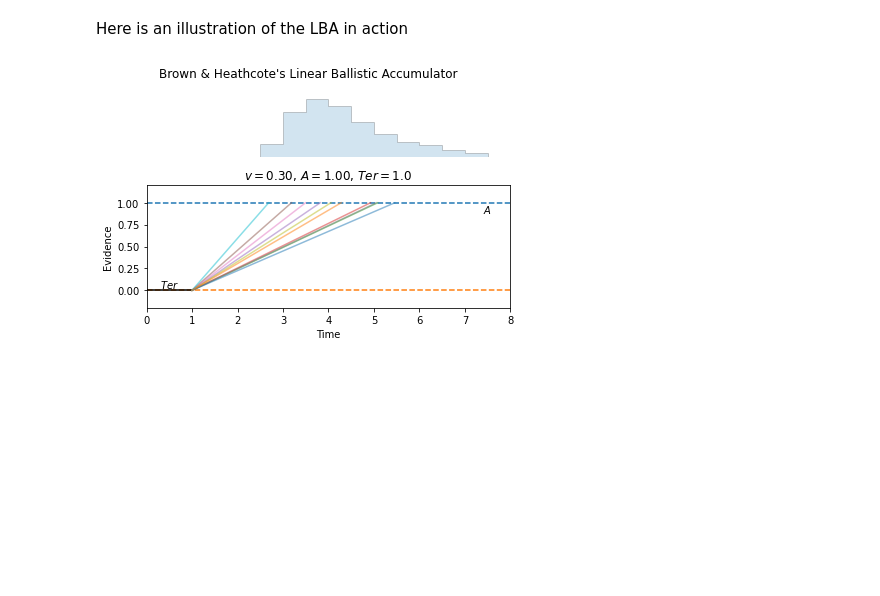
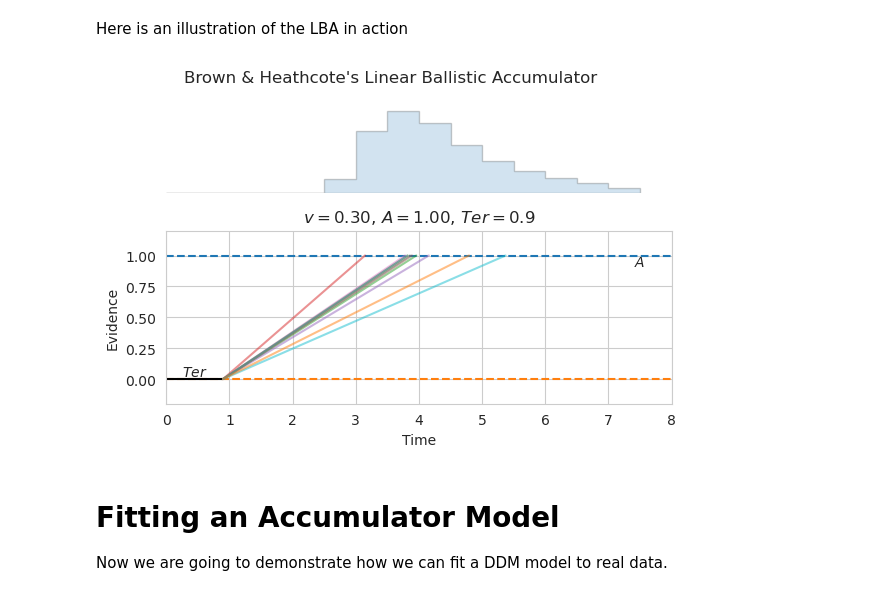
Before and after one commit to TheRealDrDre/CompCogNeuro, a Jupyter notebook: Part3_AccumulatorModels/Accumulator.ipynb, the cells around one changed output. Cells and saved outputs as stored; diff of their text form; code cells hidden in the pictures; blank space fills up the shorter version.

Commit message:
Added fitting of LBA

```diff
--- a/Part3_AccumulatorModels/Accumulator.ipynb
+++ b/Part3_AccumulatorModels/Accumulator.ipynb
@@ -6,7 +6,12 @@ Accumulator models are based on the idea that the decisions process unfolds over
 import numpy as np
 import random as rnd
 import matplotlib.pyplot as plt
+import scipy.stats as stat
+import scipy
+import seaborn as sns
+import pandas as pd
 import math
+sns.set_style("whitegrid")
 # %% [markdown]
 
 Consider, for example, what has been perhaps the most experimental paradigm to which this model has been applied, the motion coherence detection. In this type of paradigm, participants are presented with an array of moving dots. All of dots are moving and at the same speed, but the degree to which they are moving _in the same direction_ changes across conditions. The Figure illustrates three hypothetical cases in which 0\%, 50\%, or 100\% of the dots are moving to the right. The direction of the coherent motion is not given to participants beforehand; on some trials, the coherent motion might be towards the left and, in other trials, towards the right. Participants are typically instructed to indicate the direction of coherent motion with the left or the right hand. In cases in which this paradigm was carried out in non-human primates, the animals typically respond by performing a saccade, i.e., by moving the eyes in the intended location.
@@ -372,10 +377,13 @@ class LBA:
 
     def trial(self):
         """Simulates a single trial as a random ray"""
-        angle = min(math.pi/4, max(1.0e-6, rnd.gauss(self.v, self.vsd)))
-        ray_length = self.a / np.sin(angle)
-        t = self.a / np.tan(angle)
-        return (t + self.ter, self.a)
+        #angle = min(math.pi/4, max(1.0e-6, rnd.gauss(self.v, self.vsd)))
+        #ray_length = self.a / np.sin(angle)
+        #t = self.a / np.tan(angle)
+        slope = max(0.000000001, rnd.gauss(self.v, self.vsd))
+        intersect = self.a / slope
+        return (self.ter + intersect, self.a)
+        #return (t + self.ter, self.a)
 
     def run(self, n = 1000):
         """Simulates N trials"""
@@ -387,7 +395,7 @@ class LBA:
 # %% [markdown]
 Here is an illustration of the LBA in action
 # %%
-lba = LBA(v = 0.3, a = 1, ter=1)
+lba = LBA(v = 0.3, a = 1, ter=0.9)
 
 traces = lba.run(10000)
 
@@ -403,32 +411,36 @@ for ax in (axs1,):#, axs3):
     ax.get_yaxis().set_visible(False)
     ax.axis('off')
 
 axs2.set_ylim(-0.2, lba.a + 0.2)
 axs2.set_ylabel("Evidence")
 axs2.set_xlabel("Time")
 
 # The traces
 
 axs2.plot([0, max_time], [lba.a, lba.a], '--')
 axs2.plot([0, max_time], [0, 0], '--')
-axs2.plot([0, d.ter], [0, 0], "k")
+axs2.plot([0, lba.ter], [0, 0], "k")
 
 axs2.text(s=r"$Ter$", x=lba.ter/2, y = 0, ha='center', va = 'bottom')
 axs2.text(s=r"$A$", x=max_time - 0.5, y = lba.a, ha='center', va = 'top')
 
 subset = rnd.sample([x for x in traces if x[0] < max_time], k = 10)
 
 for trace in subset:
     axs2.plot([lba.ter, trace[0]], [0, trace[1]], alpha=0.5)
 
 bins = [x/2 for x in range(0, 2*max_time)]
 axs2.set_title(r"$v = %.2f$, $A = %.2f$, $Ter = %.1f$" % (lba.v, lba.a, lba.ter))
 kwargs = dict(histtype='stepfilled', alpha=0.2, density=False, bins=bins, ec="k")
 axs1.hist([t[0] for t in traces], **kwargs)
 #axs3.hist((times_a, times_0), **kwargs)
 fig.suptitle("Brown & Heathcote's Linear Ballistic Accumulator")
 fig.tight_layout()
 plt.savefig("figures/lba.png", dpi=200)
 plt.show()
 # %% [output]
-[figure, old version]
+[figure, new version]
+# %% [markdown]
+# Fitting an Accumulator Model
+
+Now we are going to demonstrate how we can fit a DDM model to real data.
```
Also changed, not shown: parts of 16 cells of this notebook, 4 other files.
